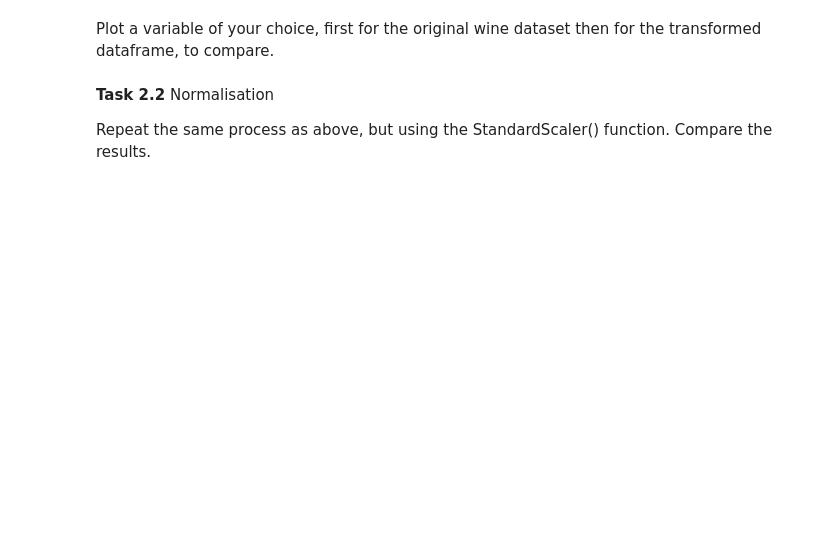
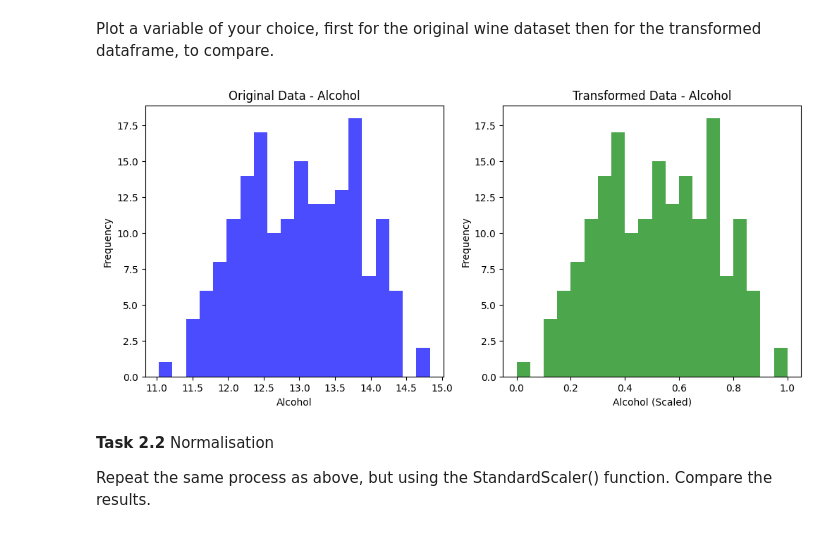
Before and after one commit to REDhawC/EDI_BUSANA, a Jupyter notebook: Predictive Analytics and Modelling of Data/coding_problems/PAMD_Week2.ipynb, the cells around one changed output. Cells and saved outputs as stored; diff of their text form; code cells hidden in the pictures; blank space fills up the shorter version.

```diff
--- a/Predictive Analytics and Modelling of Data/coding_problems/PAMD_Week2.ipynb
+++ b/Predictive Analytics and Modelling of Data/coding_problems/PAMD_Week2.ipynb
@@ -96,4 +226,24 @@ Have a brief look at their documentations to get familiar with the main differen
 # %% [markdown]
 Using the MinMaxScaler and its inbuilt function fit_transform(), transform the wine dataset. You can use the default range of (0,1). Save the result in a separate dataframe so that we can compare them later. Use the describe() function to look at the differences between the original and the transformed dataframe, using a variable of your choice.
 # %%
-# Type your code here
+from sklearn.datasets import load_wine
+import pandas as pd
+from sklearn.preprocessing import MinMaxScaler
+
+# Load wine dataset
+wine = load_wine()
+wine_df = pd.DataFrame(wine.data, columns=wine.feature_names)
+
+# Create a MinMaxScaler object
+MMScaler = MinMaxScaler()
+
+# Transform the dataset
+scaled_data = MMScaler.fit_transform(wine_df)
+scaled_df = pd.DataFrame(scaled_data, columns=wine.feature_names)
+
+# Compare original and transformed data
+print("Original Data:")
+print(wine_df.describe())
+
+print("\nTransformed Data:")
+print(scaled_df.describe())
@@ -100,7 +268,27 @@ Using the MinMaxScaler and its inbuilt function fit_transform(), transform the w
 # %% [markdown]
 Plot a variable of your choice, first for the original wine dataset then for the transformed dataframe, to compare.
 # %%
-# Type your code here
+import matplotlib.pyplot as plt
+
+# Original Data
+plt.figure(figsize=(12, 5))
+
+plt.subplot(1, 2, 1)
+plt.hist(wine_df["alcohol"], bins=20, color="blue", alpha=0.7)
+plt.title("Original Data - Alcohol")
+plt.xlabel("Alcohol")
+plt.ylabel("Frequency")
+
+# Transformed Data
+plt.subplot(1, 2, 2)
+plt.hist(scaled_df["alcohol"], bins=20, color="green", alpha=0.7)
+plt.title("Transformed Data - Alcohol")
+plt.xlabel("Alcohol (Scaled)")
+plt.ylabel("Frequency")
+
+plt.show()
+# %% [output]
+[figure, added]
 # %% [markdown]
 **Task 2.2** Normalisation
 
```
Also changed, not shown: parts of 17 cells of this notebook, 1 other file.
